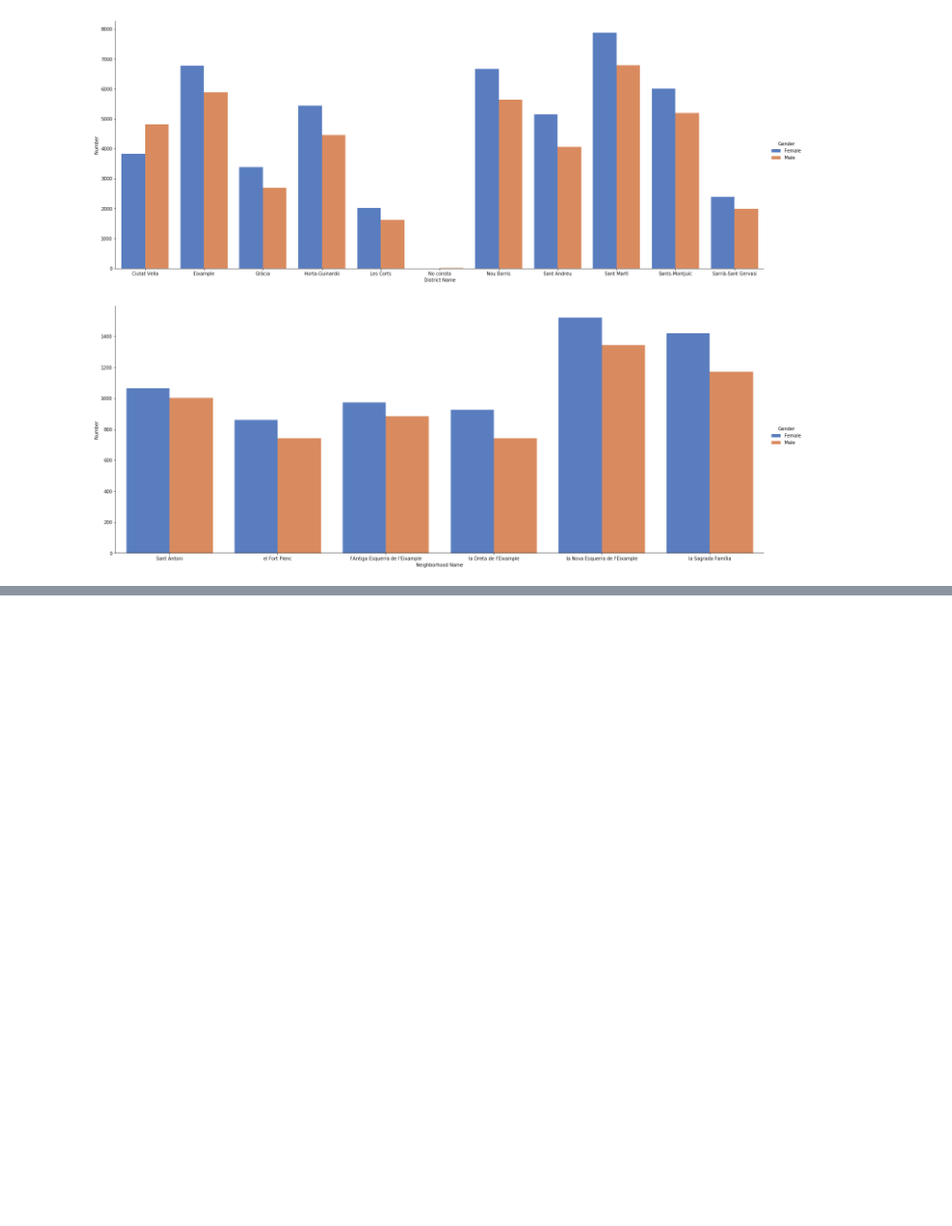
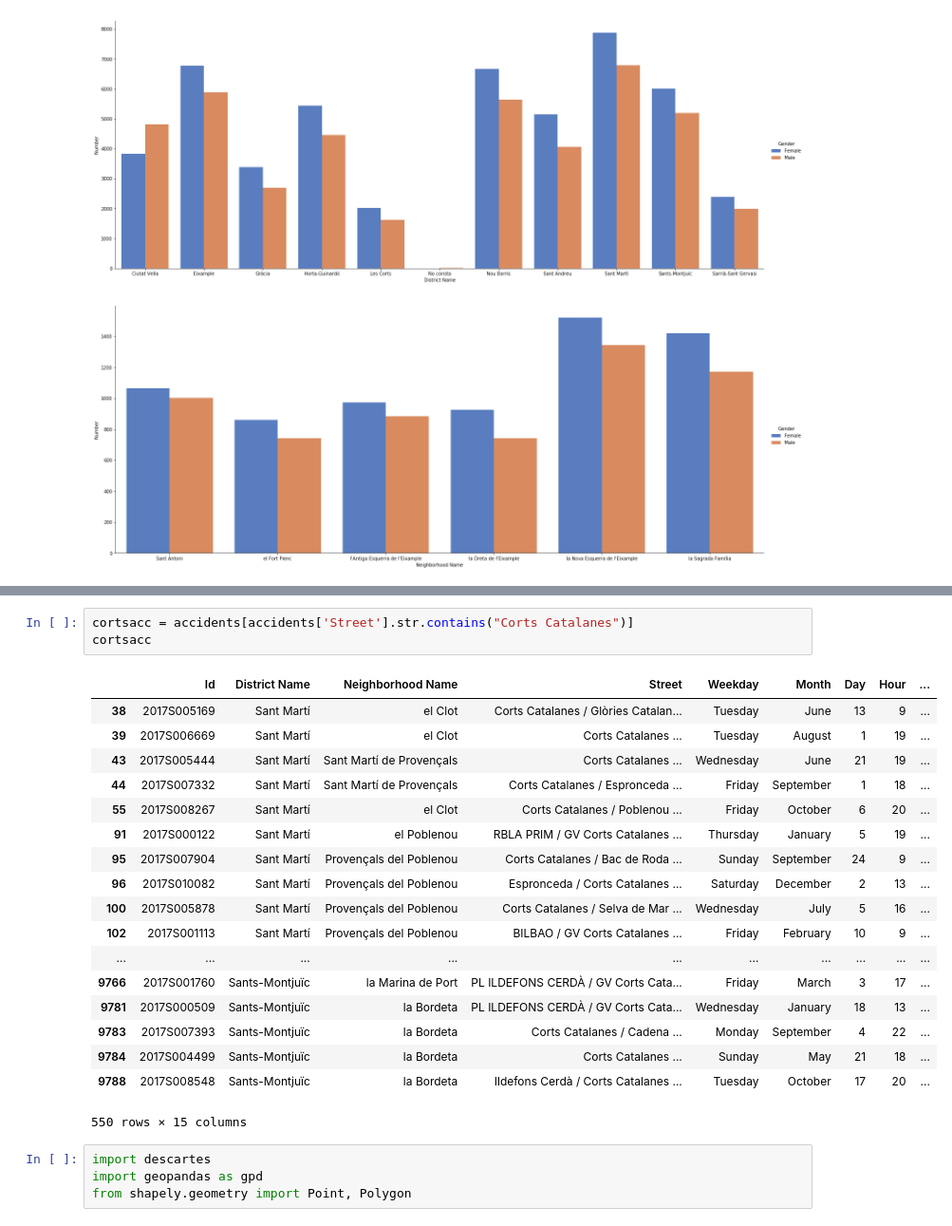
Before and after one commit to pabloarshid/BarcaDataSets, a Jupyter notebook: Untitled.ipynb, the cells around one changed output, grey strips where cells are left out. Shown at 95% size. Cells and saved outputs as stored; diff of their text form; blank space fills up the shorter version.

```diff
--- a/Untitled.ipynb
+++ b/Untitled.ipynb
@@ -321,0 +301,26 @@ accidents
+# %%
+cortsacc = accidents[accidents['Street'].str.contains("Corts Catalanes")]
+cortsacc
+# %% [output]
+|  | Id | District Name | Neighborhood Name | Street | Weekday | Month | Day | Hour | ... |
+| 38 | 2017S005169 | Sant Martí | el Clot | Corts Catalanes / Glòries Catalan... | Tuesday | June | 13 | 9 | ... |
+| 39 | 2017S006669 | Sant Martí | el Clot | Corts Catalanes ... | Tuesday | August | 1 | 19 | ... |
+| 43 | 2017S005444 | Sant Martí | Sant Martí de Provençals | Corts Catalanes ... | Wednesday | June | 21 | 19 | ... |
+| 44 | 2017S007332 | Sant Martí | Sant Martí de Provençals | Corts Catalanes / Espronceda ... | Friday | September | 1 | 18 | ... |
+| 55 | 2017S008267 | Sant Martí | el Clot | Corts Catalanes / Poblenou ... | Friday | October | 6 | 20 | ... |
+| 91 | 2017S000122 | Sant Martí | el Poblenou | RBLA PRIM / GV Corts Catalanes ... | Thursday | January | 5 | 19 | ... |
+| 95 | 2017S007904 | Sant Martí | Provençals del Poblenou | Corts Catalanes / Bac de Roda ... | Sunday | September | 24 | 9 | ... |
+| 96 | 2017S010082 | Sant Martí | Provençals del Poblenou | Espronceda / Corts Catalanes ... | Saturday | December | 2 | 13 | ... |
+| 100 | 2017S005878 | Sant Martí | Provençals del Poblenou | Corts Catalanes / Selva de Mar ... | Wednesday | July | 5 | 16 | ... |
+| 102 | 2017S001113 | Sant Martí | Provençals del Poblenou | BILBAO / GV Corts Catalanes ... | Friday | February | 10 | 9 | ... |
+| ... | ... | ... | ... | ... | ... | ... | ... | ... | ... |
+| 9766 | 2017S001760 | Sants-Montjuïc | la Marina de Port | PL ILDEFONS CERDÀ / GV Corts Cata... | Friday | March | 3 | 17 | ... |
+| 9781 | 2017S000509 | Sants-Montjuïc | la Bordeta | PL ILDEFONS CERDÀ / GV Corts Cata... | Wednesday | January | 18 | 13 | ... |
+| 9783 | 2017S007393 | Sants-Montjuïc | la Bordeta | Corts Catalanes / Cadena ... | Monday | September | 4 | 22 | ... |
+| 9784 | 2017S004499 | Sants-Montjuïc | la Bordeta | Corts Catalanes ... | Sunday | May | 21 | 18 | ... |
+| 9788 | 2017S008548 | Sants-Montjuïc | la Bordeta | Ildefons Cerdà / Corts Catalanes ... | Tuesday | October | 17 | 20 | ... |
+550 rows × 15 columns
+# %%
+import descartes
+import geopandas as gpd
+from shapely.geometry import Point, Polygon
```
Also changed, not shown: parts of 6 cells of this notebook.
